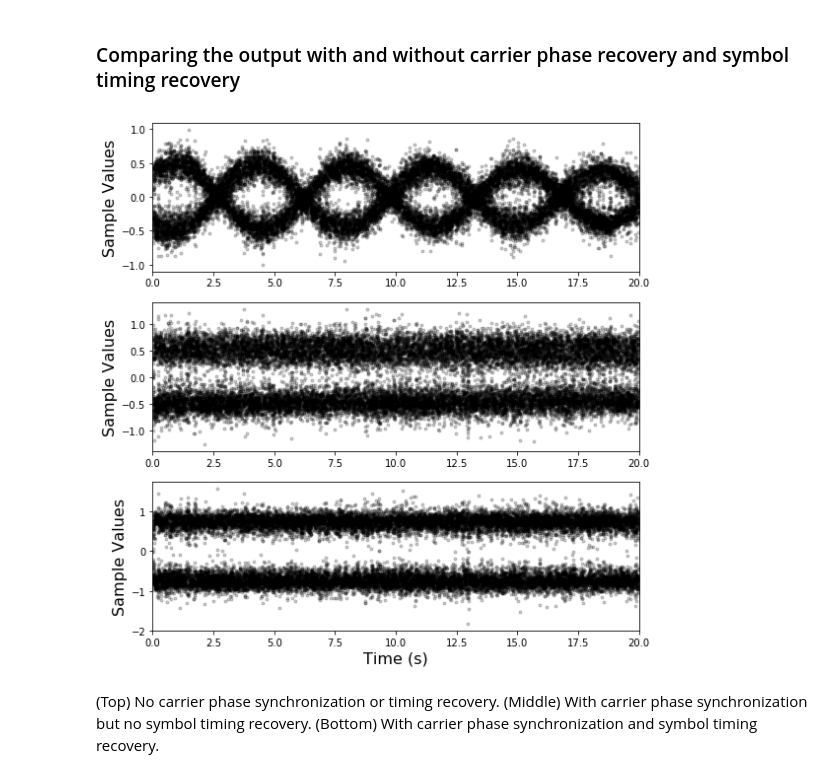
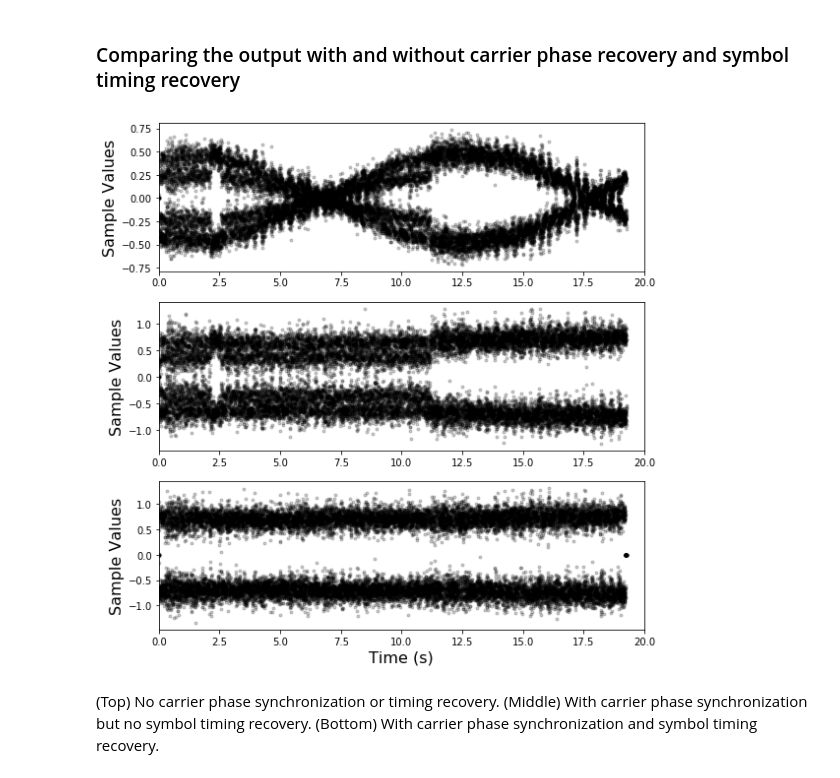
Before and after one commit to Max-Manning/RDS_decode, a Jupyter notebook: RDS_DECODE.ipynb, the cells around one changed output. Saved outputs shown, nothing was run; the diff lists cells and outputs as text; code cells hidden in the pictures.

Commit message:
phase recovery to intermediate frequency, hilbert transfrom before complex demodulation

```diff
--- a/RDS_DECODE.ipynb
+++ b/RDS_DECODE.ipynb
@@ -52,6 +60,17 @@ plt.show()
 # %%
 # filter out the audio signals
 wo = 2*np.pi*57000/fsM  # RDS subcarrier frequency
-RDSFilt = signal.remez(192,[0, 2000, 4000, fsM/2],[1,0], fs=fsM)
+RDSFilt = signal.remez(299,[0, 2000, 4000, fsM/2],[1,0], fs=fsM)
 RDSFilt57 = RDSFilt*np.cos(wo*np.arange(RDSFilt.shape[0]))
 RDS_57 = 10*signal.convolve(MPX_FM, RDSFilt57, mode='same')
+
+# shift the RDS signal down to an intermediate frequency (5kHz) and decimate
+RDS_IF = RDS_57*np.cos(2*np.pi*np.arange(RDS_57.shape[0])*52000/fsM)
+RDS_IF = signal.decimate(RDS_IF, 8)
+fsIF = fsM/8
+wF = 2*np.pi*5000/fsIF
+
+# Plot the spectrum of the IF RDS signal
+plt.figure(figsize= (8,4))
+plt.psd(RDS_IF, Fs=fsIF, NFFT=1024)
+plt.show()
@@ -88,11 +109,11 @@ def phase_recovery(sig_in, flen, loop_gain, loop_bw, w, fs):
 
     return theta
 
-theta0 = phase_recovery(RDS_57, 20, 0.01, 2000, wo, fsM)
+theta0 = phase_recovery(RDS_IF, 20, 0.03, 2000, 2*np.pi*5000/fsIF, fsIF)
 
 # plot the obtained carrier phase
 plt.figure(figsize=(8,4))
-plt.plot(np.arange(len(theta0))/fsM, theta0)
+plt.plot(np.arange(len(theta0))/fsIF, theta0)
 plt.ylabel('Carrier Phase Offset (radians)', fontsize=14)
 plt.xlabel('Time (s)', fontsize=14)
 plt.show()
@@ -148,21 +185,21 @@ RDS_demod_uncorr01 = signal.lfilter(basefilt0, 1.0, RDS_demod_uncorr01)
 block_N = 26
 
 # preallocate space for the samples
-RDS_sampled = np.zeros((int(RDS_demod.shape[0]/48),), dtype=complex)
+RDS_sampled = np.zeros((int(RDS_demod.shape[0]/4),), dtype=complex)
 all_sample_locations = np.array([])
 
 # loop through the signal
-for ii in range(int(RDS_demod.shape[0]/(block_N*48) - 1)):
+for ii in range(int(RDS_demod.shape[0]/(block_N*4) - 1)):
     # get a chunk of length 48*block_N
-    chunk = RDS_demod[ii*(block_N*48):(ii+1)*(block_N*48)]
+    chunk = RDS_demod[ii*(block_N*4):(ii+1)*(block_N*4)]
 
     # create a 'comb' to pick out sample values
     sample_comb = np.zeros(chunk.shape)
-    sample_comb[0:-1:48] = 1
+    sample_comb[0:-1:4] = 1
 
     # determine the total signal power for each sampling offset
-    signal_power = np.zeros((48,))
-    for kk in range(48):
+    signal_power = np.zeros((4,))
+    for kk in range(4):
         xx = np.roll(sample_comb, kk).astype(bool)
         sa = np.real(chunk[xx])
         power = np.sum(sa**2)
@@ -178,9 +215,10 @@ for ii in range(int(RDS_demod.shape[0]/(block_N*48) - 1)):
 
 # Correct the constellation rotation
 aa = np.angle(RDS_sampled)
+
 const_rotation = aa*(aa>0) + (aa + np.pi)*(aa<0)
-mean_rotation = np.mean(const_rotation)
-RDS_sampled = RDS_sampled*np.exp(-1j*mean_rotation)
+mean_rotation = np.mean(const_rotation*(const_rotation < np.pi/2))
+#RDS_sampled = RDS_sampled*np.exp(-1j*mean_rotation)
 # %% [markdown]
 ## Creating a constellation diagram
 # %%
@@ -217,34 +255,34 @@ plt.show()
 # %%
 '''Plot the real part of the constellation diagram over time in order to compare
 the output with and without carrier phase and symbol timing recovery '''
 
-RDS_sa_nosync = RDS_demod[::48]
-RDS_sa_nosync_uncorr01 = RDS_demod_uncorr01[::48]
+RDS_sa_nosync = RDS_demod[::4]
+RDS_sa_nosync_uncorr01 = RDS_demod_uncorr01[::4]
 
 ns = np.arange(RDS_sampled.shape[0])
 fig = plt.figure(figsize=(8, 8))
 gs = gridspec.GridSpec(3, 1)
 
 plt.subplot(gs[0])
-plt.plot(ns.astype(float)/1187.5, np.real(RDS_sa_nosync_uncorr01[:-1]), 'k.', alpha = 0.2)
+plt.plot(ns.astype(float)/1187.5, np.real(RDS_sa_nosync_uncorr01), 'k.', alpha = 0.2)
 plt.ylabel('Sample Values', fontsize=16)
 plt.xlim([0,20])
 
 plt.subplot(gs[1])
-plt.plot(ns.astype(float)/1187.5, RDS_sa_nosync[:-1], 'k.', alpha = 0.2)
+plt.plot(ns.astype(float)/1187.5, RDS_sa_nosync, 'k.', alpha = 0.2)
 plt.ylabel('Sample Values', fontsize=16)
 plt.xlim([0,20])
 
 plt.subplot(gs[2])
 plt.plot(ns.astype(float)/1187.5, RDS_sampled, 'k.', alpha = 0.2)
 plt.ylabel('Sample Values', fontsize=16)
 plt.xlabel('Time (s)', fontsize=16)
 plt.xlim([0,20])
 
 plt.tight_layout()
 plt.show()
 # %% [output]
-[figure, old version]
+[figure, new version]
 # %% [markdown]
 (Top) No carrier phase synchronization or timing recovery. (Middle) With carrier phase synchronization but no symbol timing recovery. (Bottom) With carrier phase synchronization and symbol timing recovery.
 # %% [markdown]
```
Also changed, not shown: parts of 12 cells of this notebook.
